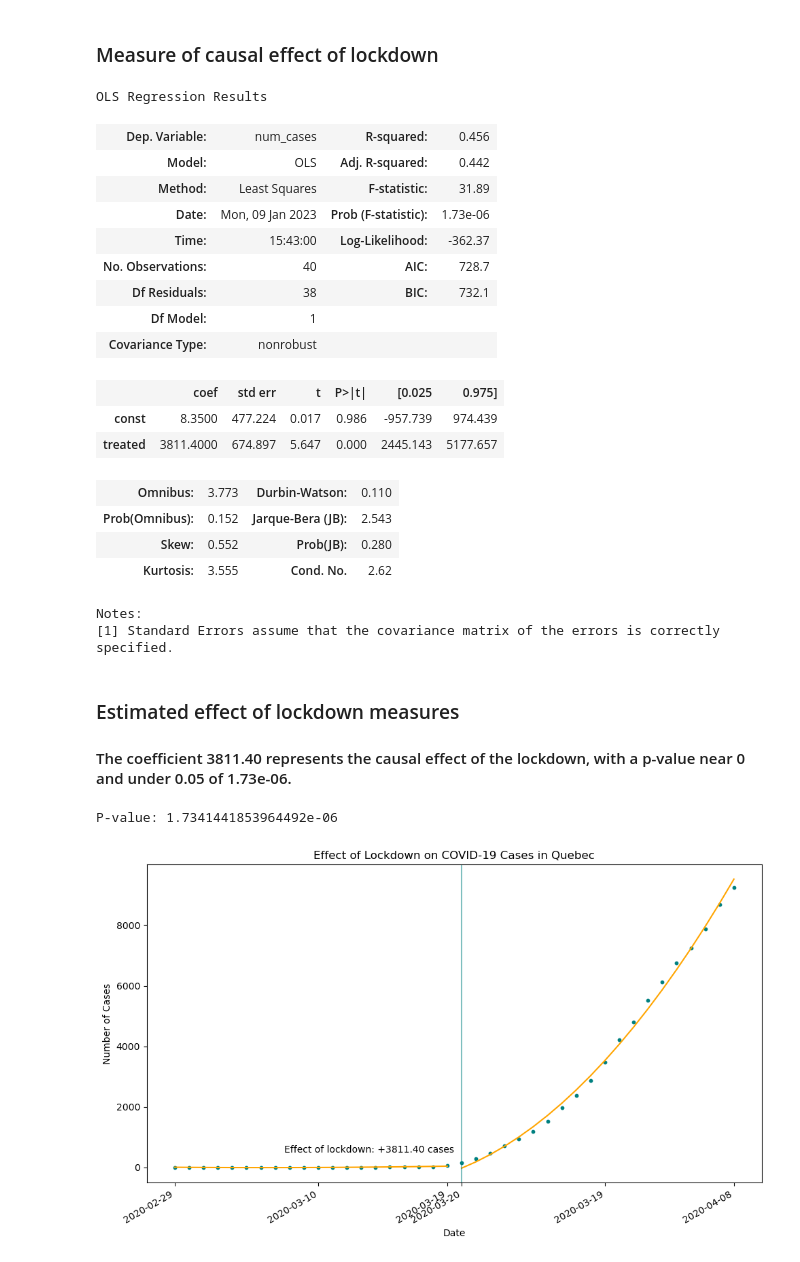
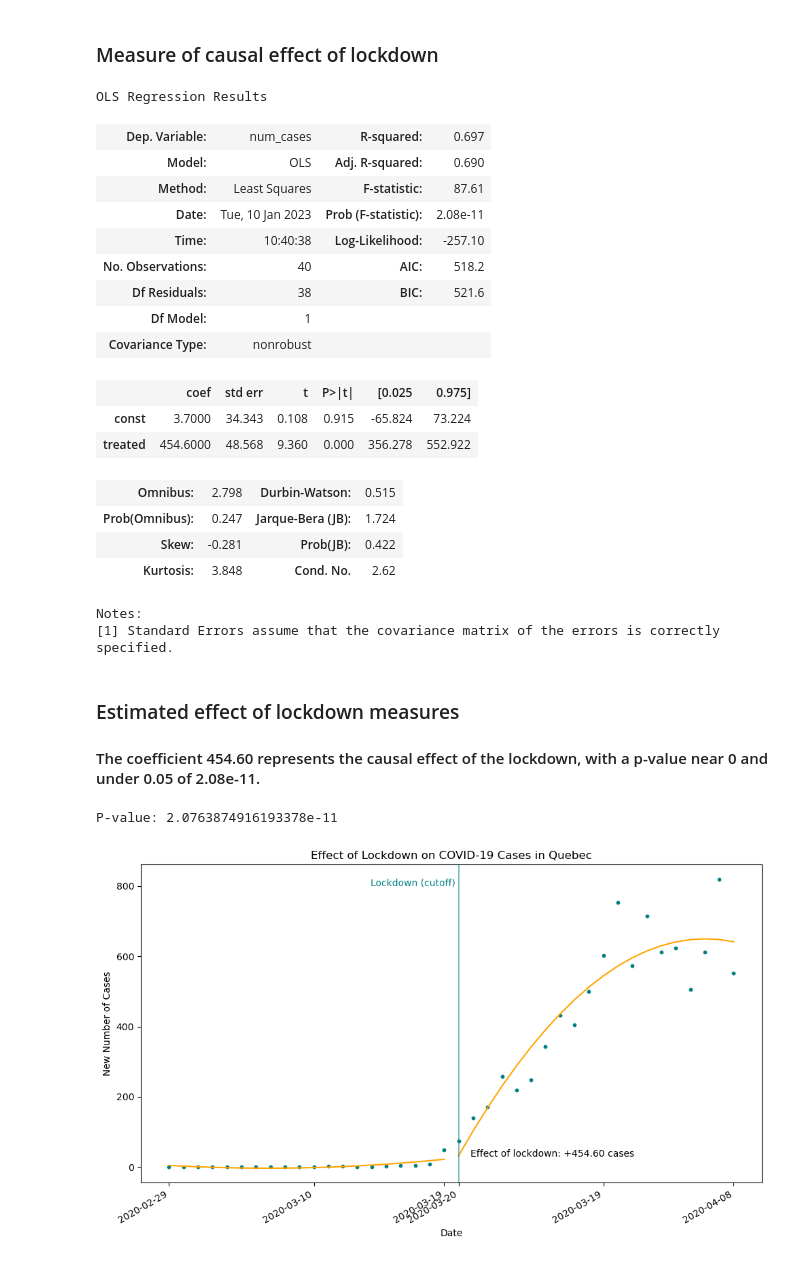
Before and after one commit to simonaoltean/project2, a Jupyter notebook: real_project2.ipynb, the cells around one changed output. Saved outputs shown, nothing was run; the diff lists cells and outputs as text; code cells hidden in the pictures.

```diff
--- a/real_project2.ipynb
+++ b/real_project2.ipynb
@@ -11,9 +26,9 @@ df = data.copy()
 # %%
 df.drop(0, inplace=True)
 df.reset_index()
-df = df[['Date','Nb_Cas_Cumulatif']]
+df = df[['Date','Nb_Nvx_Cas']]
 df['index_col'] = df.reset_index().index
-df = df.rename(columns={'Nb_Cas_Cumulatif': 'num_cases'})
+df = df.rename(columns={'Nb_Nvx_Cas': 'num_cases'})
 df = df.rename(columns={'Date': 'date'})
 df
 # %% [output]
@@ -282,46 +297,47 @@ summary = est.summary()
 summary
 # %% [output]
 OLS Regression Results
-| Dep. Variable: | num_cases | R-squared: | 0.456 |
-| Model: | OLS | Adj. R-squared: | 0.442 |
-| Method: | Least Squares | F-statistic: | 31.89 |
-| Date: | Mon, 09 Jan 2023 | Prob (F-statistic): | 1.73e-06 |
-| Time: | 15:43:00 | Log-Likelihood: | -362.37 |
-| No. Observations: | 40 | AIC: | 728.7 |
-| Df Residuals: | 38 | BIC: | 732.1 |
+| Dep. Variable: | num_cases | R-squared: | 0.697 |
+| Model: | OLS | Adj. R-squared: | 0.690 |
+| Method: | Least Squares | F-statistic: | 87.61 |
+| Date: | Tue, 10 Jan 2023 | Prob (F-statistic): | 2.08e-11 |
+| Time: | 10:40:38 | Log-Likelihood: | -257.10 |
+| No. Observations: | 40 | AIC: | 518.2 |
+| Df Residuals: | 38 | BIC: | 521.6 |
 | Df Model: | 1 |  |  |
 | Covariance Type: | nonrobust |  |  |
 |  | coef | std err | t | P>|t| | [0.025 | 0.975] |
-| const | 8.3500 | 477.224 | 0.017 | 0.986 | -957.739 | 974.439 |
-| treated | 3811.4000 | 674.897 | 5.647 | 0.000 | 2445.143 | 5177.657 |
+| const | 3.7000 | 34.343 | 0.108 | 0.915 | -65.824 | 73.224 |
+| treated | 454.6000 | 48.568 | 9.360 | 0.000 | 356.278 | 552.922 |
-| Omnibus: | 3.773 | Durbin-Watson: | 0.110 |
-| Prob(Omnibus): | 0.152 | Jarque-Bera (JB): | 2.543 |
-| Skew: | 0.552 | Prob(JB): | 0.280 |
-| Kurtosis: | 3.555 | Cond. No. | 2.62 |
+| Omnibus: | 2.798 | Durbin-Watson: | 0.515 |
+| Prob(Omnibus): | 0.247 | Jarque-Bera (JB): | 1.724 |
+| Skew: | -0.281 | Prob(JB): | 0.422 |
+| Kurtosis: | 3.848 | Cond. No. | 2.62 |
 Notes:
 [1] Standard Errors assume that the covariance matrix of the errors is correctly specified.
 # %% [markdown]
 ### Estimated effect of lockdown measures
-#### The coefficient 3811.40 represents the causal effect of the lockdown, with a p-value near 0 and under 0.05 of 1.73e-06.
+#### The coefficient 454.60 represents the causal effect of the lockdown, with a p-value near 0 and under 0.05 of 2.08e-11.
 # %%
 pval = est.pvalues["treated"]
 print("P-value:", pval)
 # %% [output]
-P-value: 1.7341441853964492e-06
+P-value: 2.0763874916193378e-11
 # %%
 fig, ax = plt.subplots(figsize=(10,6))
 ax.scatter(X1[:,1],y1,color='teal',s=10)
 ax.plot(Xfit1[:,1],yfit1,c='orange')
 ax.scatter(X2[:,1],y2,color='teal',s=10)
 ax.plot(Xfit2[:,1],yfit2,c='orange')
 ax.set_title('Effect of Lockdown on COVID-19 Cases in Quebec')
-ax.set_ylabel('Number of Cases')
+ax.set_ylabel('New Number of Cases')
 ax.set_xlabel('Date')
 ax.set_xticks([0,10,19,20,30,39])
 ax.set_xticklabels(['2020-02-29','2020-03-10','2020-03-19','2020-03-20','2020-03-19','2020-04-08'])
-ax.text(19.5,500,'Effect of lockdown: +3811.40 cases',fontsize=10,horizontalalignment='right')
+ax.text(20.8,30,'Effect of lockdown: +454.60 cases',fontsize=10,horizontalalignment='left')
+ax.text(19.8,800,'Lockdown (cutoff)',fontsize=10,horizontalalignment='right',color='teal')
 ax.axvline(20,0,3,color='teal',alpha=0.5)
 fig.autofmt_xdate()
 fig.tight_layout()
 # %% [output]
-[figure, old version]
+[figure, new version]
```
Also changed, not shown: parts of 14 cells of this notebook.
